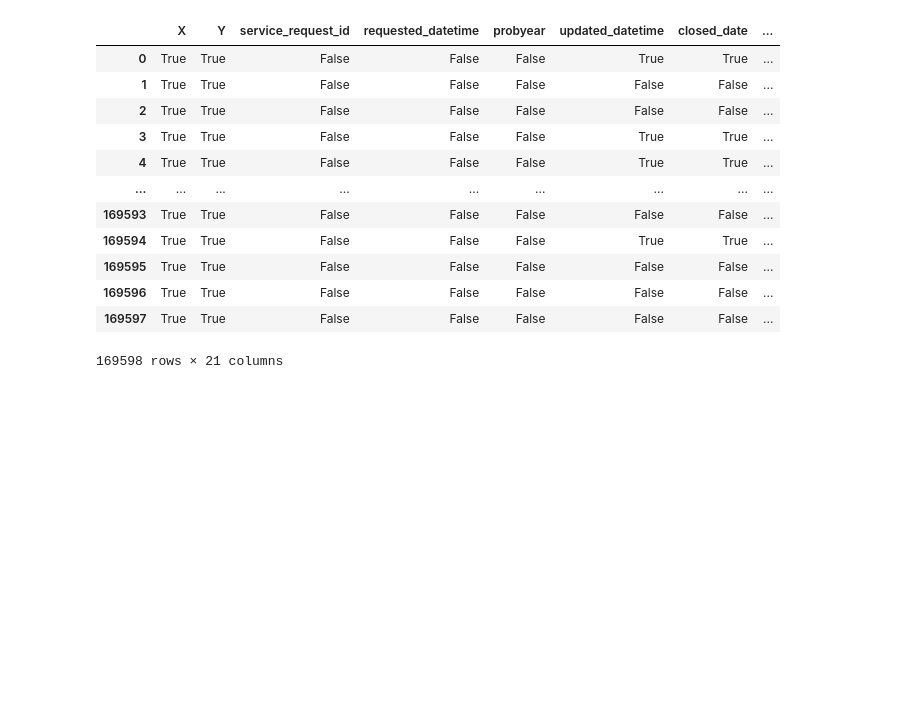
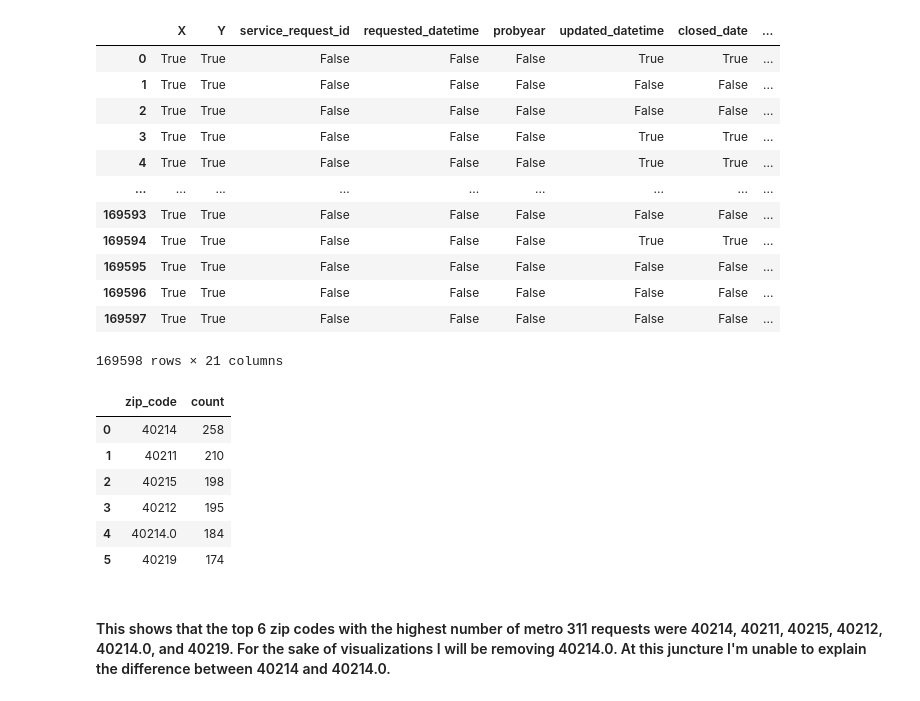
Before and after one commit to ZakM2000/Criminal_Analysis, a Jupyter notebook: Notebooks/LMPD_Crime_Analytics.ipynb, the cells around one changed output. Saved outputs shown, nothing was run; the diff lists cells and outputs as text; code cells hidden in the pictures; blank space fills up the shorter version.

Commit message:
Added a table showing the top 6 zip codes with the highest numbers of 311 reports.

```diff
--- a/Notebooks/LMPD_Crime_Analytics.ipynb
+++ b/Notebooks/LMPD_Crime_Analytics.ipynb
@@ -1062,3 +1076,24 @@ LMPD_311_Analytics.isna()
 | 169596 | True | True | False | False | False | False | False | ... |
 | 169597 | True | True | False | False | False | False | False | ... |
 169598 rows × 21 columns
+# %%
+Request_Count = (
+    LMPD_311_Analytics[LMPD_311_Analytics["agency_responsible"] == "LMPD"]
+    .groupby("zip_code")
+    .size()
+    .sort_values(ascending=False)
+    .reset_index(name="count")
+    .head(6)
+)
+
+Request_Count
+# %% [output]
+|  | zip_code | count |
+| 0 | 40214 | 258 |
+| 1 | 40211 | 210 |
+| 2 | 40215 | 198 |
+| 3 | 40212 | 195 |
+| 4 | 40214.0 | 184 |
+| 5 | 40219 | 174 |
+# %% [markdown]
+#### This shows that the top 6 zip codes with the highest number of metro 311 requests were 40214, 40211, 40215, 40212, 40214.0, and 40219. For the sake of visualizations I will be removing 40214.0. At this juncture I'm unable to explain the difference between 40214 and 40214.0. ####
```
Also changed, not shown: parts of 3 cells of this notebook.
